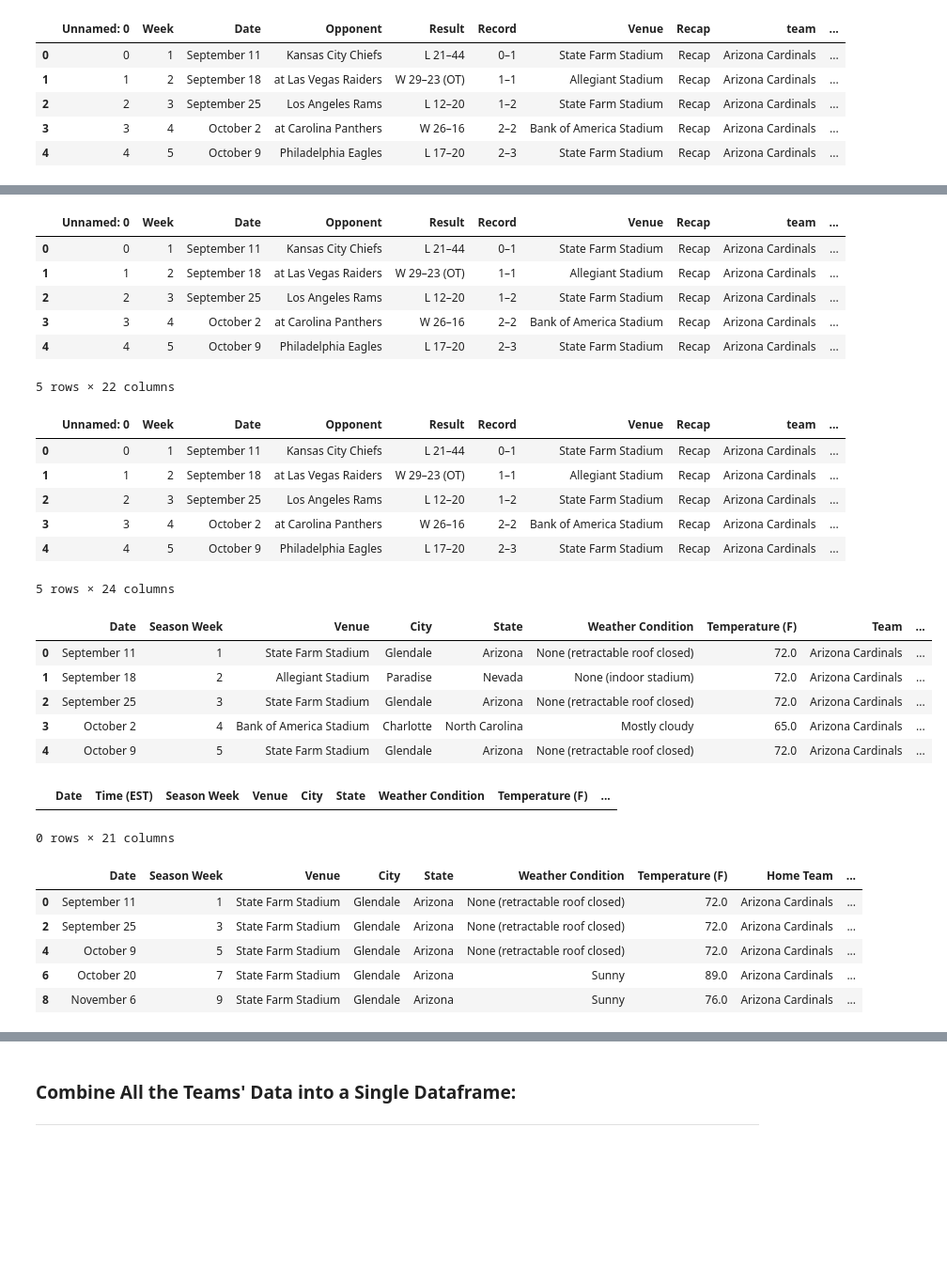
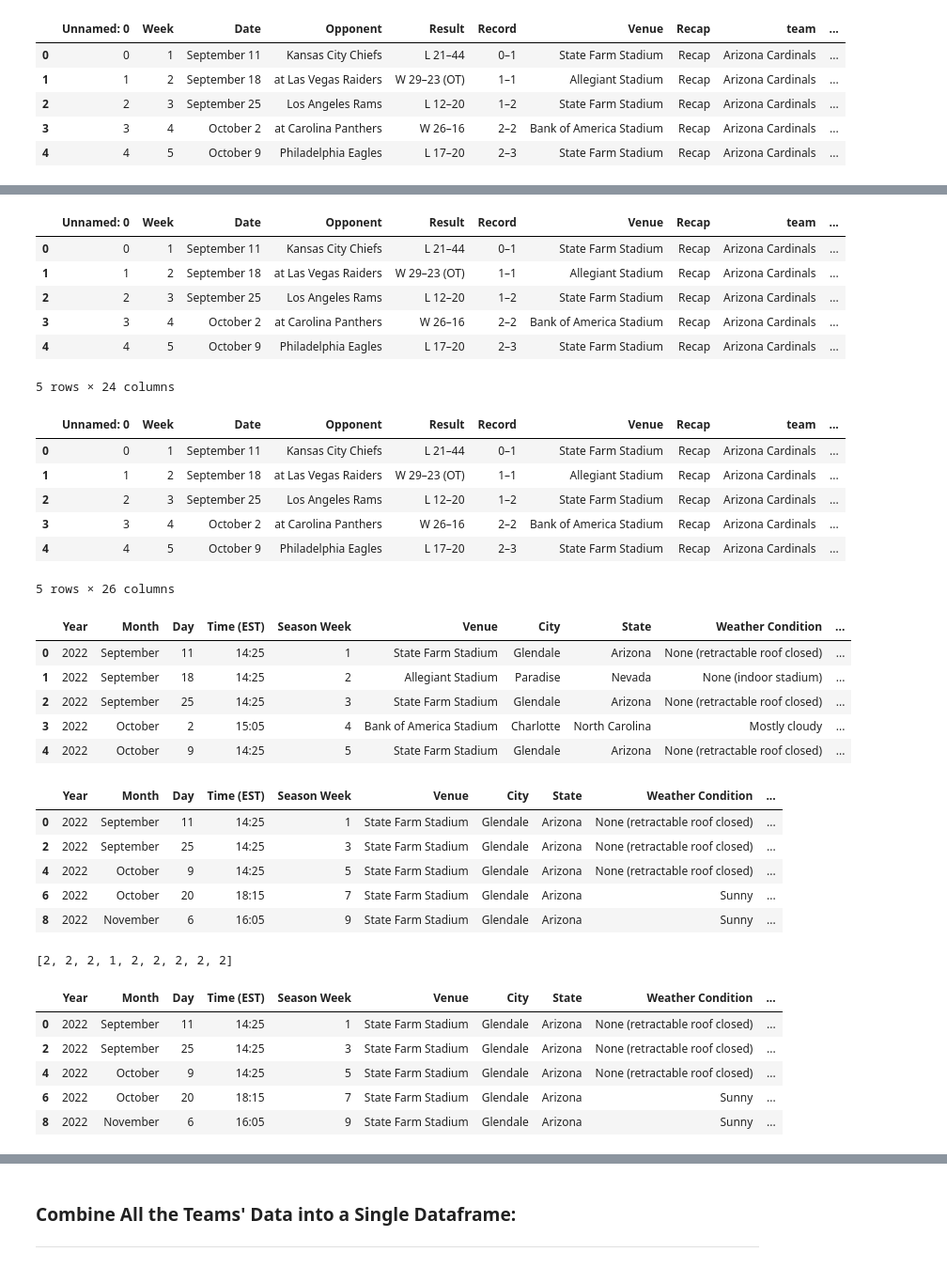
Before and after one commit to cwolf1424/Group_Project_4-NFL_Game_Outcome_Predictor, a Jupyter notebook: 03-Wrangling_Data/Wrangling_Data.ipynb, the cells around one changed output, grey strips where cells are left out. Shown at 94% size. Drawn from its saved outputs; the diff is of its cells as text; code cells hidden in the pictures; blank space fills up the shorter version.

Commit message:
Wrangling Format Complete

```diff
--- a/03-Wrangling_Data/Wrangling_Data.ipynb
+++ b/03-Wrangling_Data/Wrangling_Data.ipynb
@@ -155,5 +155,13 @@ for date in date_split:
 
     cur_month = date[0]
     cur_day = date[1]
+
+    months.append(cur_month)
+    days.append(cur_day)
 # %%
 # Add Month and Date Columns to Dataframe
+cur_df["Month"] = months
+cur_df["Day"] = days
+
+# Display Updated Dataframe
+cur_df.head(5)
@@ -409,7 +425,7 @@ cur_df.head(5)
 | 2 | 2 | 3 | September 25 | Los Angeles Rams | L 12–20 | 1–2 | State Farm Stadium | Recap | Arizona Cardinals | ... |
 | 3 | 3 | 4 | October 2 | at Carolina Panthers | W 26–16 | 2–2 | Bank of America Stadium | Recap | Arizona Cardinals | ... |
 | 4 | 4 | 5 | October 9 | Philadelphia Eagles | L 17–20 | 2–3 | State Farm Stadium | Recap | Arizona Cardinals | ... |
-5 rows × 22 columns
+5 rows × 24 columns
 # %%
 # Calculate Pre-Game Win and Loss Streaks
 
@@ -452,38 +468,40 @@ cur_df.head(5)
 | 2 | 2 | 3 | September 25 | Los Angeles Rams | L 12–20 | 1–2 | State Farm Stadium | Recap | Arizona Cardinals | ... |
 | 3 | 3 | 4 | October 2 | at Carolina Panthers | W 26–16 | 2–2 | Bank of America Stadium | Recap | Arizona Cardinals | ... |
 | 4 | 4 | 5 | October 9 | Philadelphia Eagles | L 17–20 | 2–3 | State Farm Stadium | Recap | Arizona Cardinals | ... |
-5 rows × 24 columns
+5 rows × 26 columns
 # %%
 # Order Dataframe Like Master Dataframe
 
-cur_df_cleaned = pd.DataFrame({"Date":cur_df["Date"]})
-#cur_df_cleaned["Time (EST)"] = []
+cur_df_cleaned = pd.DataFrame({"Year":cur_df["year"]})
+cur_df_cleaned["Month"] = cur_df["Month"]
+cur_df_cleaned["Day"] = cur_df["Day"]
+cur_df_cleaned["Time (EST)"] = cur_df["time"]
 cur_df_cleaned["Season Week"] = cur_df["Week"]
 cur_df_cleaned["Venue"] = cur_df["Venue"]
 cur_df_cleaned["City"] = cur_df["city"]
 cur_df_cleaned["State"] = cur_df["state"]
 cur_df_cleaned["Weather Condition"] = cur_df["weather_condition"]
 cur_df_cleaned["Temperature (F)"] = cur_df["temp_f"]
 
 cur_df_cleaned["Team"] = cur_df["team"]
 cur_df_cleaned["Opponent"] = cur_df["Opponent"]
 cur_df_cleaned["Team Pre-Game Season W Streak"] = cur_df["Pre-Game Season W Streak"]
 cur_df_cleaned["Team Pre-Game Season L Streak"] = cur_df["Pre-Game Season L Streak"]
 cur_df_cleaned["Team Pre-Game Season W/L Ratio"] = cur_df["Pre-Game Season W/L Ratio"]
 cur_df_cleaned["Team Pre-Game Season Avg Points For"] = cur_df["Pre-Game Season Avg Points For"]
 cur_df_cleaned["Team Pre-Game Season Avg Points Against"] = cur_df["Pre-Game Season Avg Points Against"]
 
 cur_df_cleaned["Outcome"] = cur_df["Outcome"]
 
 # Display New Dataframe
 cur_df_cleaned.head(5)
 # %% [output]
-|  | Date | Season Week | Venue | City | State | Weather Condition | Temperature (F) | Team | ... |
-| 0 | September 11 | 1 | State Farm Stadium | Glendale | Arizona | None (retractable roof closed) | 72.0 | Arizona Cardinals | ... |
-| 1 | September 18 | 2 | Allegiant Stadium | Paradise | Nevada | None (indoor stadium) | 72.0 | Arizona Cardinals | ... |
-| 2 | September 25 | 3 | State Farm Stadium | Glendale | Arizona | None (retractable roof closed) | 72.0 | Arizona Cardinals | ... |
-| 3 | October 2 | 4 | Bank of America Stadium | Charlotte | North Carolina | Mostly cloudy | 65.0 | Arizona Cardinals | ... |
-| 4 | October 9 | 5 | State Farm Stadium | Glendale | Arizona | None (retractable roof closed) | 72.0 | Arizona Cardinals | ... |
+|  | Year | Month | Day | Time (EST) | Season Week | Venue | City | State | Weather Condition | ... |
+| 0 | 2022 | September | 11 | 14:25 | 1 | State Farm Stadium | Glendale | Arizona | None (retractable roof closed) | ... |
+| 1 | 2022 | September | 18 | 14:25 | 2 | Allegiant Stadium | Paradise | Nevada | None (indoor stadium) | ... |
+| 2 | 2022 | September | 25 | 14:25 | 3 | State Farm Stadium | Glendale | Arizona | None (retractable roof closed) | ... |
+| 3 | 2022 | October | 2 | 15:05 | 4 | Bank of America Stadium | Charlotte | North Carolina | Mostly cloudy | ... |
+| 4 | 2022 | October | 9 | 14:25 | 5 | State Farm Stadium | Glendale | Arizona | None (retractable roof closed) | ... |
 # %%
 # Split Dataframe into Home and Away Dataframes
 
@@ -514,21 +532,49 @@ cur_df_cleaned_away = cur_df_cleaned_away.rename(columns = {
                                                             "Team Pre-Game Season Avg Points For":"Away Team Pre-Game Season Avg Points For",
                                                             "Team Pre-Game Season Avg Points Against":"Away Team Pre-Game Season Avg Points Against"
                                                             })
-# %%
-master_df
-# %% [output]
-|  | Date | Time (EST) | Season Week | Venue | City | State | Weather Condition | Temperature (F) | ... |
-0 rows × 21 columns
 # %%
 # Display Home Games
 cur_df_cleaned_home.head(5)
 # %% [output]
-|  | Date | Season Week | Venue | City | State | Weather Condition | Temperature (F) | Home Team | ... |
-| 0 | September 11 | 1 | State Farm Stadium | Glendale | Arizona | None (retractable roof closed) | 72.0 | Arizona Cardinals | ... |
-| 2 | September 25 | 3 | State Farm Stadium | Glendale | Arizona | None (retractable roof closed) | 72.0 | Arizona Cardinals | ... |
-| 4 | October 9 | 5 | State Farm Stadium | Glendale | Arizona | None (retractable roof closed) | 72.0 | Arizona Cardinals | ... |
-| 6 | October 20 | 7 | State Farm Stadium | Glendale | Arizona | Sunny | 89.0 | Arizona Cardinals | ... |
-| 8 | November 6 | 9 | State Farm Stadium | Glendale | Arizona | Sunny | 76.0 | Arizona Cardinals | ... |
+|  | Year | Month | Day | Time (EST) | Season Week | Venue | City | State | Weather Condition | ... |
+| 0 | 2022 | September | 11 | 14:25 | 1 | State Farm Stadium | Glendale | Arizona | None (retractable roof closed) | ... |
+| 2 | 2022 | September | 25 | 14:25 | 3 | State Farm Stadium | Glendale | Arizona | None (retractable roof closed) | ... |
+| 4 | 2022 | October | 9 | 14:25 | 5 | State Farm Stadium | Glendale | Arizona | None (retractable roof closed) | ... |
+| 6 | 2022 | October | 20 | 18:15 | 7 | State Farm Stadium | Glendale | Arizona | Sunny | ... |
+| 8 | 2022 | November | 6 | 16:05 | 9 | State Farm Stadium | Glendale | Arizona | Sunny | ... |
+# %%
+# Change Outcomes to Format: 1=Home Team Win, 2=Away Team Win, 3=Tie
+updated_home_game_outcomes = []
+
+for outcome in cur_df_cleaned_home["Outcome"]:
+
+    if outcome == "W":
+        cur_outcome = 1
+
+    elif outcome == "L":
+        cur_outcome = 2
+
+    else:
+        cur_outcome = 3
+
+    updated_home_game_outcomes.append(cur_outcome)
+
+updated_home_game_outcomes
+# %% [output]
+[2, 2, 2, 1, 2, 2, 2, 2, 2]
+# %%
+# Update Home Dataframe
+cur_df_cleaned_home["Outcome"] = updated_home_game_outcomes
+
+# Display Updated Dataframe
+cur_df_cleaned_home.head(5)
+# %% [output]
+|  | Year | Month | Day | Time (EST) | Season Week | Venue | City | State | Weather Condition | ... |
+| 0 | 2022 | September | 11 | 14:25 | 1 | State Farm Stadium | Glendale | Arizona | None (retractable roof closed) | ... |
+| 2 | 2022 | September | 25 | 14:25 | 3 | State Farm Stadium | Glendale | Arizona | None (retractable roof closed) | ... |
+| 4 | 2022 | October | 9 | 14:25 | 5 | State Farm Stadium | Glendale | Arizona | None (retractable roof closed) | ... |
+| 6 | 2022 | October | 20 | 18:15 | 7 | State Farm Stadium | Glendale | Arizona | Sunny | ... |
+| 8 | 2022 | November | 6 | 16:05 | 9 | State Farm Stadium | Glendale | Arizona | Sunny | ... |
 # %%
 # Display Away Games
 cur_df_cleaned_away.head(5)
```
Also changed, not shown: parts of 7 cells of this notebook.
